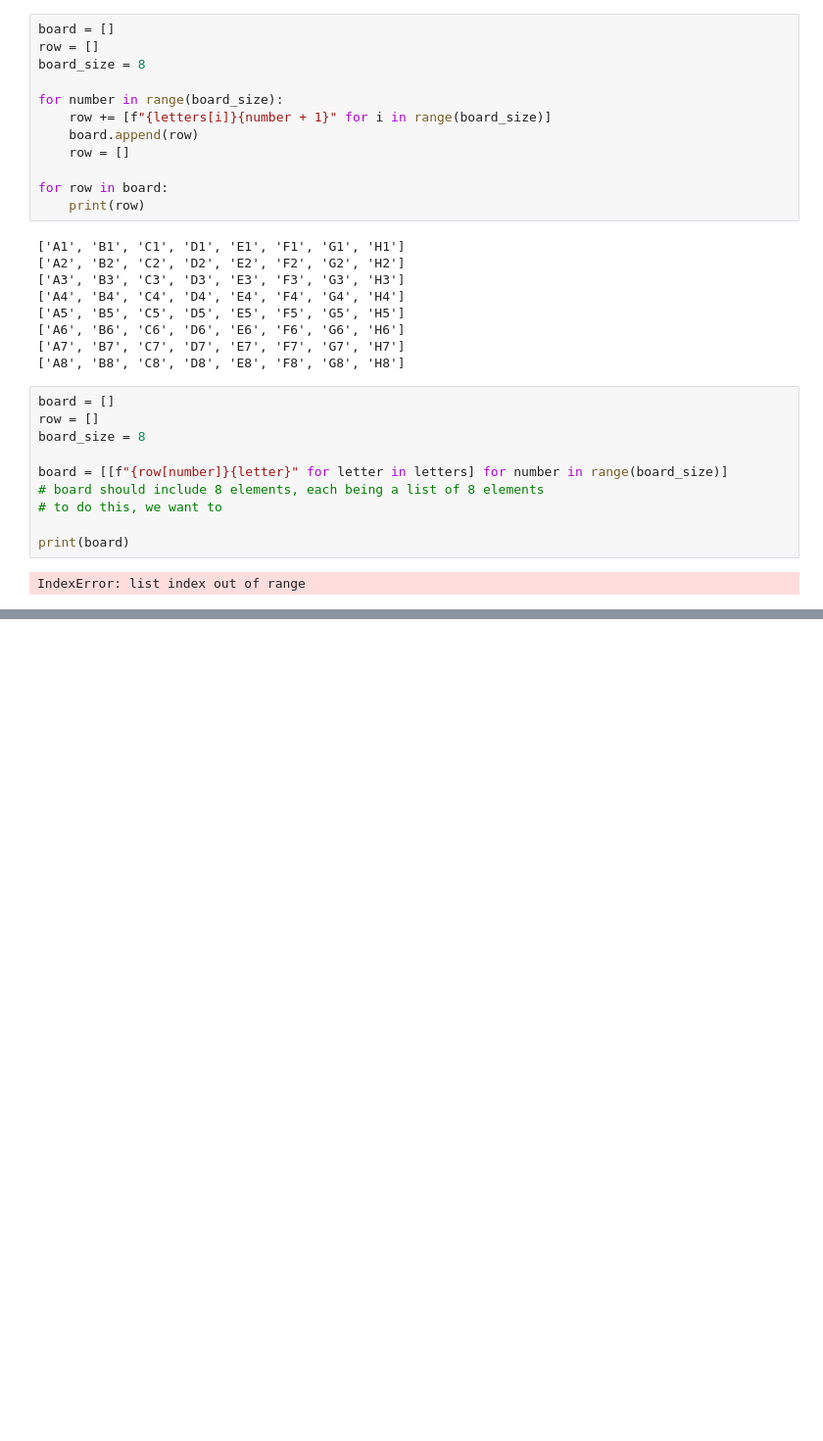
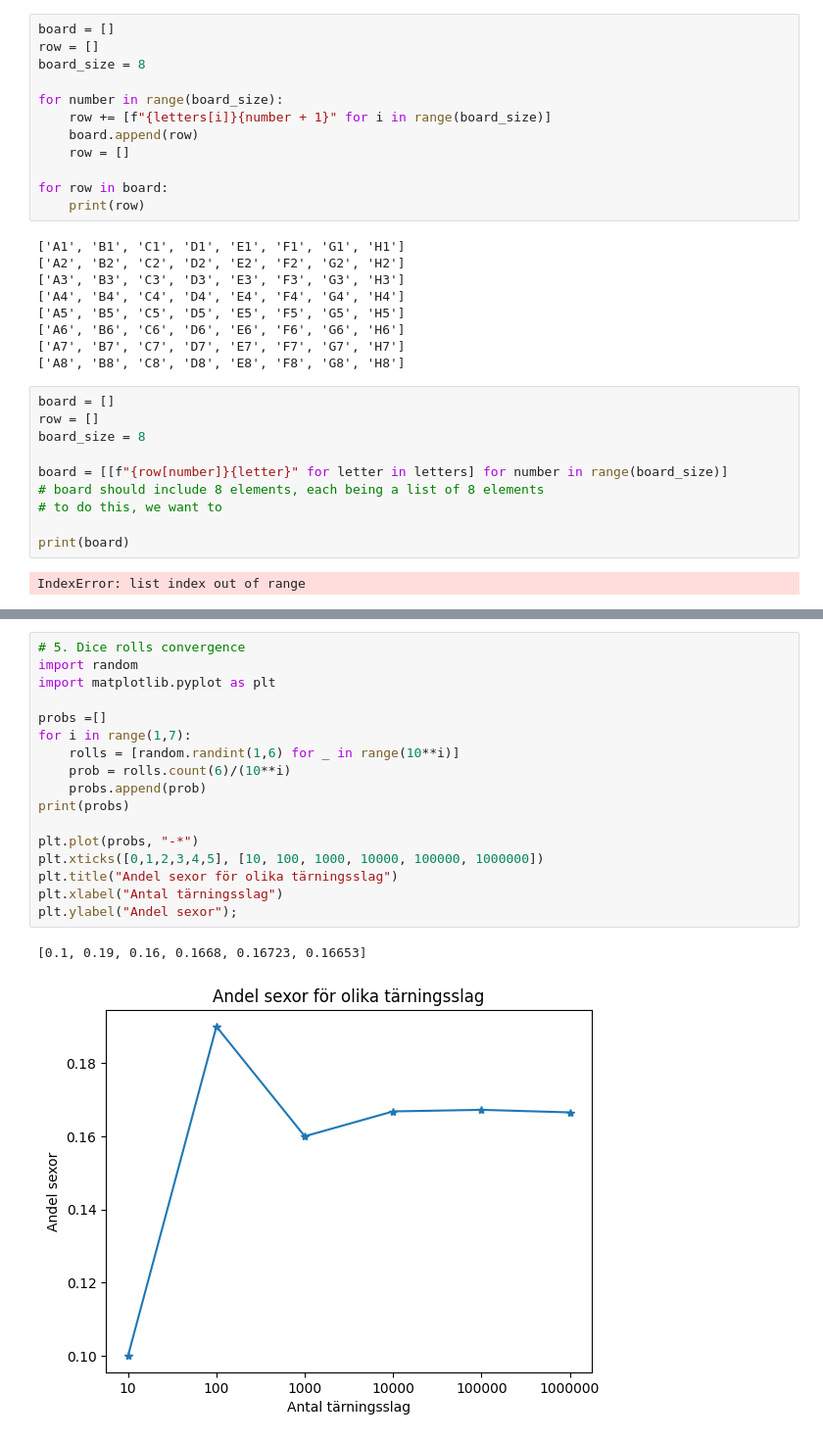
Before and after one commit to Andreas-Svensson/python, a Jupyter notebook: Exercises/E04-lists.ipynb, the cells around one changed output, grey strips where cells are left out. Shown: that part at 98% size. Saved outputs shown, nothing was run; the diff lists cells and outputs as text; blank space fills up the shorter version.

```diff
--- a/Exercises/E04-lists.ipynb
+++ b/Exercises/E04-lists.ipynb
@@ -177,0 +244,20 @@ IndexError: list index out of range
+# %%
+# 5. Dice rolls convergence
+import random
+import matplotlib.pyplot as plt
+
+probs =[]
+for i in range(1,7):
+    rolls = [random.randint(1,6) for _ in range(10**i)]
+    prob = rolls.count(6)/(10**i)
+    probs.append(prob)
+print(probs)
+
+plt.plot(probs, "-*")
+plt.xticks([0,1,2,3,4,5], [10, 100, 1000, 10000, 100000, 1000000])
+plt.title("Andel sexor för olika tärningsslag")
+plt.xlabel("Antal tärningsslag")
+plt.ylabel("Andel sexor");
+# %% [output]
+[0.1, 0.19, 0.16, 0.1668, 0.16723, 0.16653]
+[figure, added]
```
Also changed, not shown: parts of 3 cells of this notebook.
